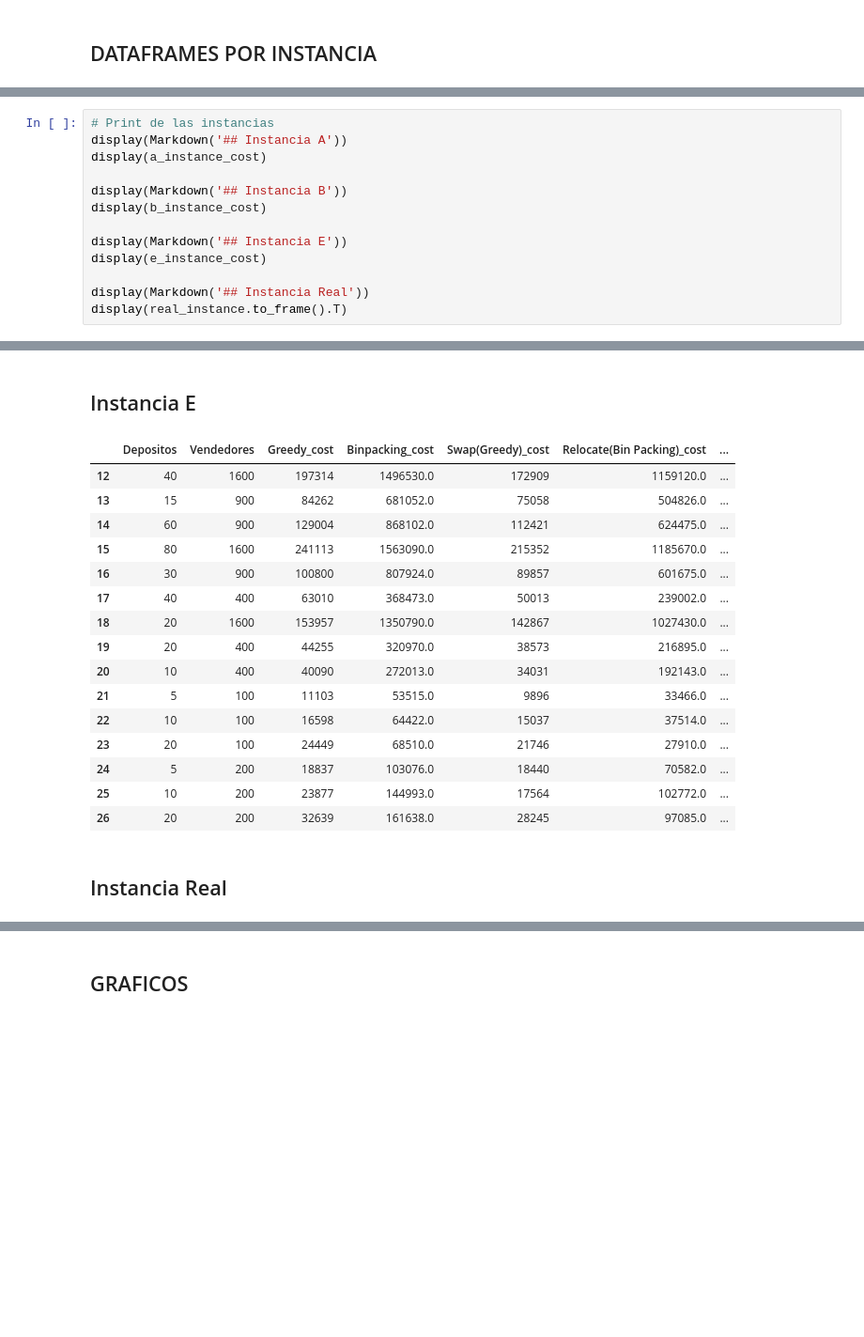
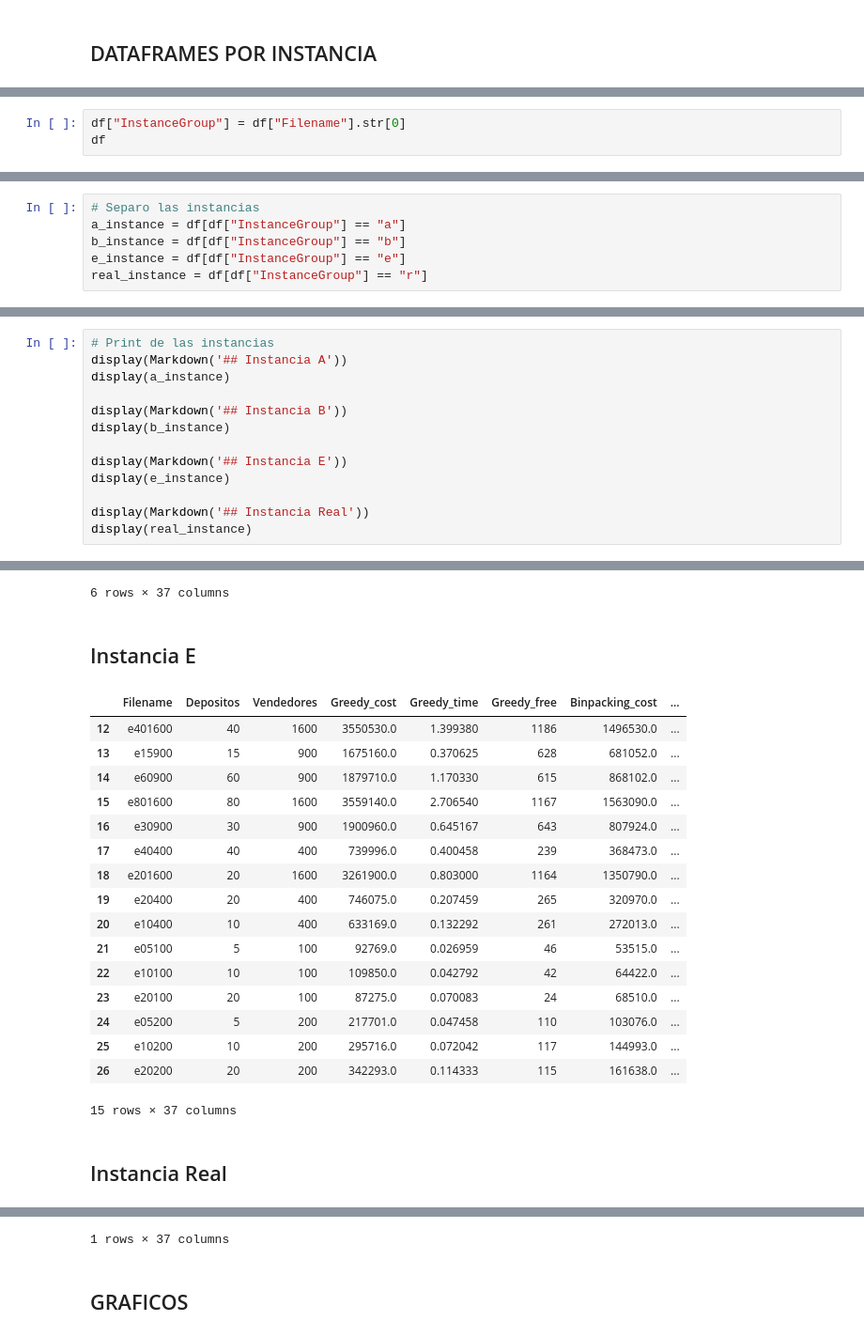
Before and after one commit to IgnacioPardo/TP2_TDV, a Jupyter notebook: src/scripts/experimentacion.ipynb, the cells around one changed output, grey strips where cells are left out. Shown at 94% size. Cells and saved outputs as stored; diff of their text form; blank space fills up the shorter version.

```diff
--- a/src/scripts/experimentacion.ipynb
+++ b/src/scripts/experimentacion.ipynb
@@ -64,0 +43,3 @@ times = [a_instance_time, b_instance_time, e_instance_time]
+# %%
+df["InstanceGroup"] = df["Filename"].str[0]
+df
@@ -64,0 +65,6 @@ times = [a_instance_time, b_instance_time, e_instance_time]
+# %%
+# Separo las instancias
+a_instance = df[df["InstanceGroup"] == "a"]
+b_instance = df[df["InstanceGroup"] == "b"]
+e_instance = df[df["InstanceGroup"] == "e"]
+real_instance = df[df["InstanceGroup"] == "r"]
@@ -65,15 +142,15 @@ times = [a_instance_time, b_instance_time, e_instance_time]
 # %%
 # Print de las instancias
 display(Markdown('## Instancia A'))
-display(a_instance_cost)
+display(a_instance)
 
 display(Markdown('## Instancia B'))
-display(b_instance_cost)
+display(b_instance)
 
 display(Markdown('## Instancia E'))
-display(e_instance_cost)
+display(e_instance)
 
 display(Markdown('## Instancia Real'))
-display(real_instance.to_frame().T)
+display(real_instance)
 # %% [output]
 ## Instancia A
@@ -95,18 +173,20 @@ display(real_instance.to_frame().T)
+6 rows × 37 columns
 ## Instancia E
-|  | Depositos | Vendedores | Greedy_cost | Binpacking_cost | Swap(Greedy)_cost | Relocate(Bin Packing)_cost | ... |
-| 12 | 40 | 1600 | 197314 | 1496530.0 | 172909 | 1159120.0 | ... |
-| 13 | 15 | 900 | 84262 | 681052.0 | 75058 | 504826.0 | ... |
-| 14 | 60 | 900 | 129004 | 868102.0 | 112421 | 624475.0 | ... |
-| 15 | 80 | 1600 | 241113 | 1563090.0 | 215352 | 1185670.0 | ... |
-| 16 | 30 | 900 | 100800 | 807924.0 | 89857 | 601675.0 | ... |
-| 17 | 40 | 400 | 63010 | 368473.0 | 50013 | 239002.0 | ... |
-| 18 | 20 | 1600 | 153957 | 1350790.0 | 142867 | 1027430.0 | ... |
-| 19 | 20 | 400 | 44255 | 320970.0 | 38573 | 216895.0 | ... |
-| 20 | 10 | 400 | 40090 | 272013.0 | 34031 | 192143.0 | ... |
-| 21 | 5 | 100 | 11103 | 53515.0 | 9896 | 33466.0 | ... |
-| 22 | 10 | 100 | 16598 | 64422.0 | 15037 | 37514.0 | ... |
-| 23 | 20 | 100 | 24449 | 68510.0 | 21746 | 27910.0 | ... |
-| 24 | 5 | 200 | 18837 | 103076.0 | 18440 | 70582.0 | ... |
-| 25 | 10 | 200 | 23877 | 144993.0 | 17564 | 102772.0 | ... |
-| 26 | 20 | 200 | 32639 | 161638.0 | 28245 | 97085.0 | ... |
+|  | Filename | Depositos | Vendedores | Greedy_cost | Greedy_time | Greedy_free | Binpacking_cost | ... |
+| 12 | e401600 | 40 | 1600 | 3550530.0 | 1.399380 | 1186 | 1496530.0 | ... |
+| 13 | e15900 | 15 | 900 | 1675160.0 | 0.370625 | 628 | 681052.0 | ... |
+| 14 | e60900 | 60 | 900 | 1879710.0 | 1.170330 | 615 | 868102.0 | ... |
+| 15 | e801600 | 80 | 1600 | 3559140.0 | 2.706540 | 1167 | 1563090.0 | ... |
+| 16 | e30900 | 30 | 900 | 1900960.0 | 0.645167 | 643 | 807924.0 | ... |
+| 17 | e40400 | 40 | 400 | 739996.0 | 0.400458 | 239 | 368473.0 | ... |
+| 18 | e201600 | 20 | 1600 | 3261900.0 | 0.803000 | 1164 | 1350790.0 | ... |
+| 19 | e20400 | 20 | 400 | 746075.0 | 0.207459 | 265 | 320970.0 | ... |
+| 20 | e10400 | 10 | 400 | 633169.0 | 0.132292 | 261 | 272013.0 | ... |
+| 21 | e05100 | 5 | 100 | 92769.0 | 0.026959 | 46 | 53515.0 | ... |
+| 22 | e10100 | 10 | 100 | 109850.0 | 0.042792 | 42 | 64422.0 | ... |
+| 23 | e20100 | 20 | 100 | 87275.0 | 0.070083 | 24 | 68510.0 | ... |
+| 24 | e05200 | 5 | 200 | 217701.0 | 0.047458 | 110 | 103076.0 | ... |
+| 25 | e10200 | 10 | 200 | 295716.0 | 0.072042 | 117 | 144993.0 | ... |
+| 26 | e20200 | 20 | 200 | 342293.0 | 0.114333 | 115 | 161638.0 | ... |
+15 rows × 37 columns
 ## Instancia Real
@@ -115,3 +195,4 @@ display(real_instance.to_frame().T)
+1 rows × 37 columns
 # %% [markdown]
 ## GRAFICOS
 # %% [markdown]
```
Also changed, not shown: parts of 25 cells of this notebook, 19 other files.
